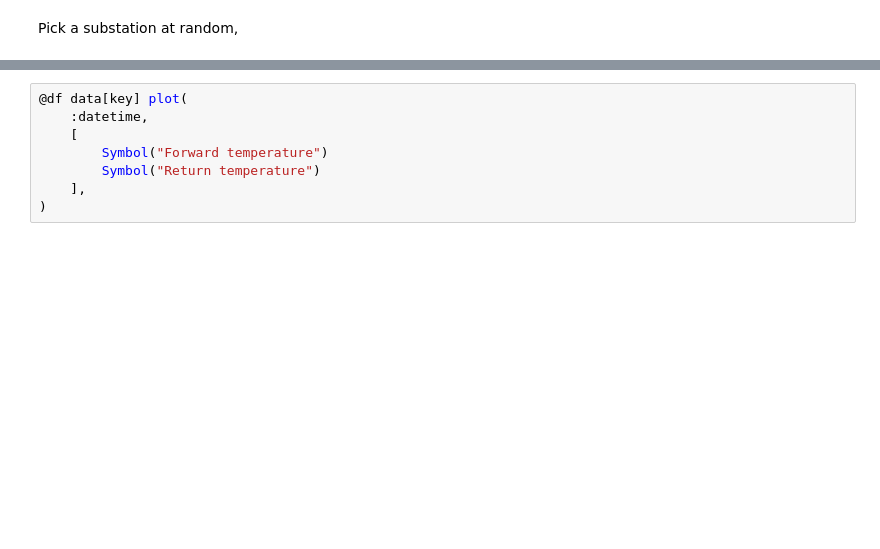
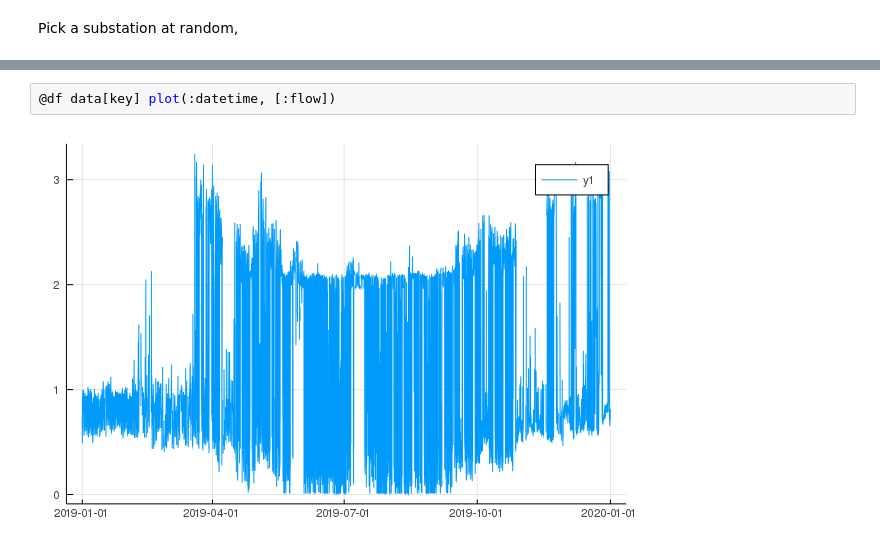
Before and after one commit to noda/Sonic.jl-deprecated-, a Jupyter notebook: doc/case-studies/veab/1_ETL_Evo.ipynb, the cells around one changed output, grey strips where cells are left out. Cells and saved outputs as stored; diff of their text form; blank space fills up the shorter version.

```diff
--- a/doc/case-studies/veab/1_ETL_Evo.ipynb
+++ b/doc/case-studies/veab/1_ETL_Evo.ipynb
@@ -50,9 +120,5 @@ Plot some graphics,
 # %%
-@df data[key] plot(
-    :datetime,
-    [
-        Symbol("Forward temperature")
-        Symbol("Return temperature")
-    ],
-)
+@df data[key] plot(:datetime, [:flow])
+# %% [output]
+[figure, added]
 # %%
```
Also changed, not shown: parts of 26 cells of this notebook, 3 other files.
